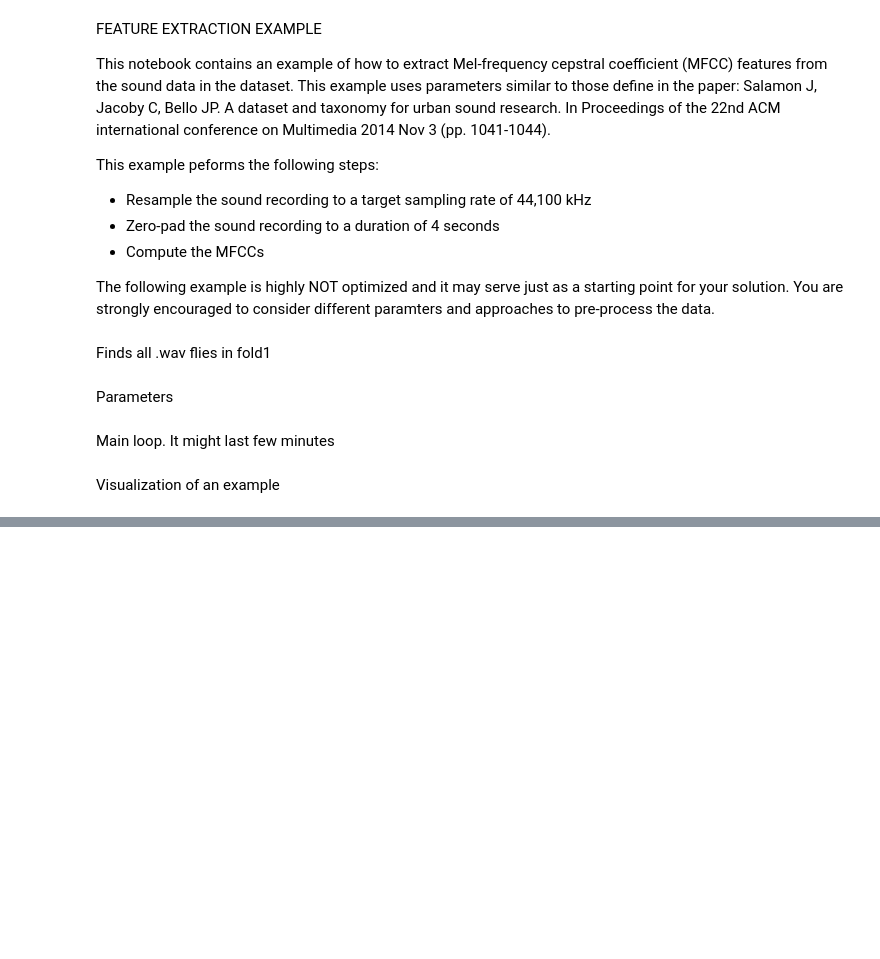
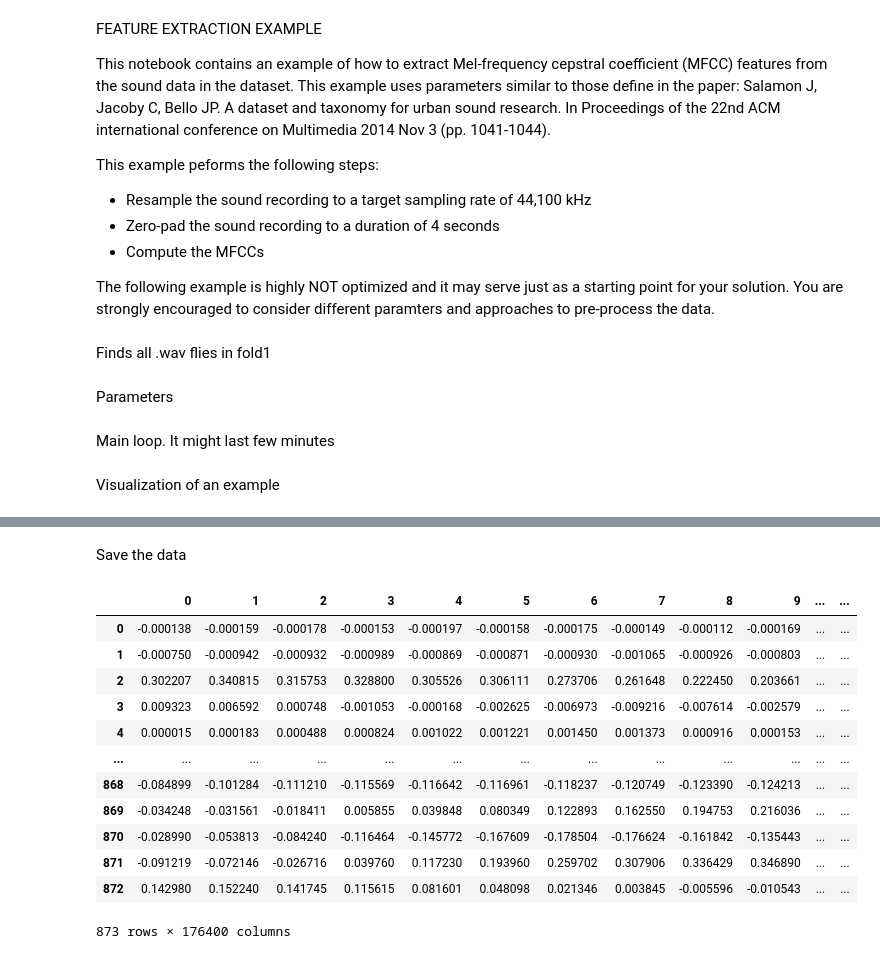
Before and after one commit to seblessa/UrbanSounds, a Jupyter notebook: feature_extraction_example.ipynb, the cells around one changed output, grey strips where cells are left out. Drawn from its saved outputs; the diff is of its cells as text; code cells hidden in the pictures; blank space fills up the shorter version.

```diff
--- a/feature_extraction_example.ipynb
+++ b/feature_extraction_example.ipynb
@@ -18,7 +18,7 @@ import numpy as np
 # %% [markdown]
 Finds all .wav flies in fold1
 # %%
-_wav_dir_="/UrbanSound8K/audio/fold1/"
+_wav_dir_="./UrbanSound8K/audio/fold1/"
 files = librosa.util.find_files(_wav_dir_)
 # %% [markdown]
 Parameters
@@ -69,0 +70,2 @@ IndexError: index 0 is out of bounds for axis 0 with size 0
+# %% [markdown]
+Save the data
@@ -69,0 +74,17 @@ IndexError: index 0 is out of bounds for axis 0 with size 0
+# %%
+df = pd.DataFrame(dataset)
+df
+# %% [output]
+|  | 0 | 1 | 2 | 3 | 4 | 5 | 6 | 7 | 8 | 9 | ... | ... |
+| 0 | -0.000138 | -0.000159 | -0.000178 | -0.000153 | -0.000197 | -0.000158 | -0.000175 | -0.000149 | -0.000112 | -0.000169 | ... | ... |
+| 1 | -0.000750 | -0.000942 | -0.000932 | -0.000989 | -0.000869 | -0.000871 | -0.000930 | -0.001065 | -0.000926 | -0.000803 | ... | ... |
+| 2 | 0.302207 | 0.340815 | 0.315753 | 0.328800 | 0.305526 | 0.306111 | 0.273706 | 0.261648 | 0.222450 | 0.203661 | ... | ... |
+| 3 | 0.009323 | 0.006592 | 0.000748 | -0.001053 | -0.000168 | -0.002625 | -0.006973 | -0.009216 | -0.007614 | -0.002579 | ... | ... |
+| 4 | 0.000015 | 0.000183 | 0.000488 | 0.000824 | 0.001022 | 0.001221 | 0.001450 | 0.001373 | 0.000916 | 0.000153 | ... | ... |
+| ... | ... | ... | ... | ... | ... | ... | ... | ... | ... | ... | ... | ... |
+| 868 | -0.084899 | -0.101284 | -0.111210 | -0.115569 | -0.116642 | -0.116961 | -0.118237 | -0.120749 | -0.123390 | -0.124213 | ... | ... |
+| 869 | -0.034248 | -0.031561 | -0.018411 | 0.005855 | 0.039848 | 0.080349 | 0.122893 | 0.162550 | 0.194753 | 0.216036 | ... | ... |
+| 870 | -0.028990 | -0.053813 | -0.084240 | -0.116464 | -0.145772 | -0.167609 | -0.178504 | -0.176624 | -0.161842 | -0.135443 | ... | ... |
+| 871 | -0.091219 | -0.072146 | -0.026716 | 0.039760 | 0.117230 | 0.193960 | 0.259702 | 0.307906 | 0.336429 | 0.346890 | ... | ... |
+| 872 | 0.142980 | 0.152240 | 0.141745 | 0.115615 | 0.081601 | 0.048098 | 0.021346 | 0.003845 | -0.005596 | -0.010543 | ... | ... |
+873 rows × 176400 columns
```
Also changed, not shown: parts of 4 cells of this notebook, 3 other files.
